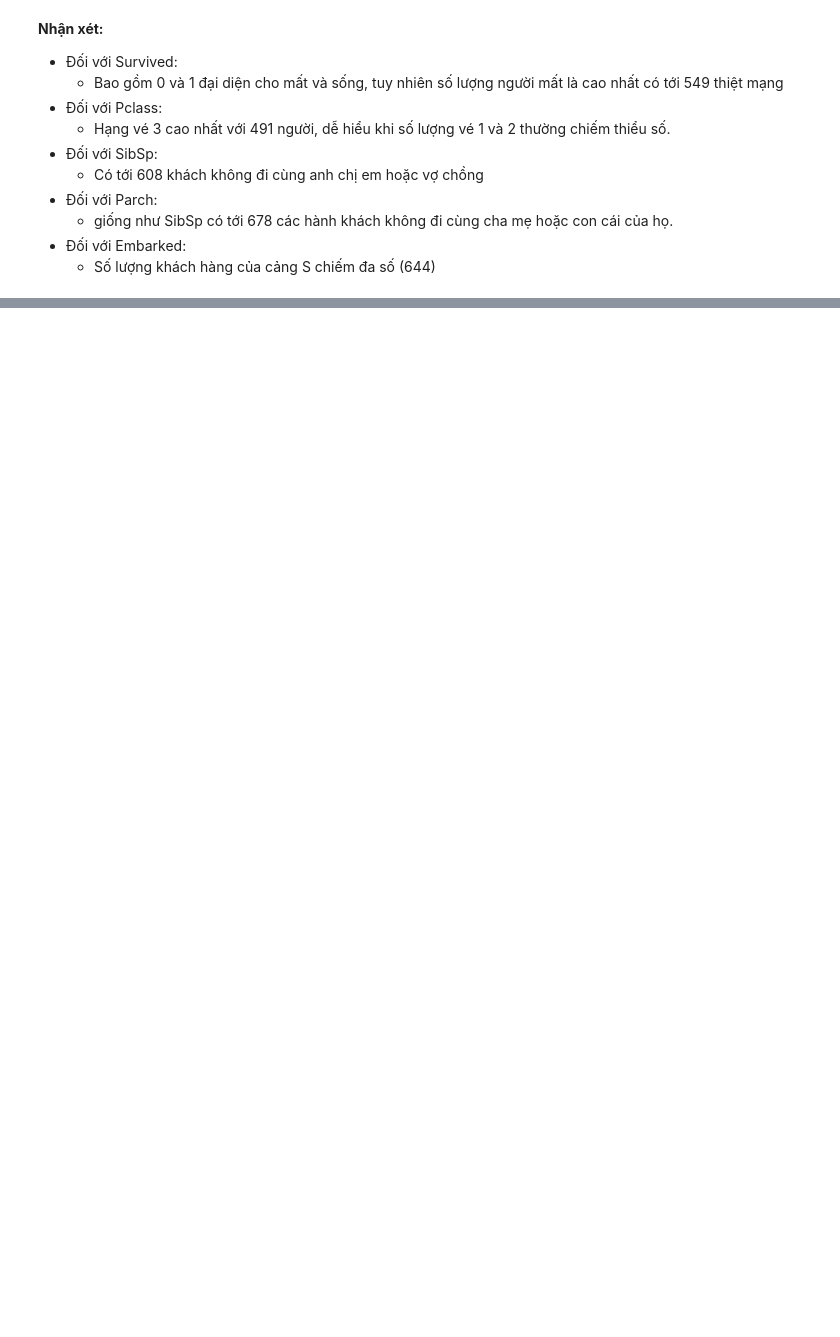
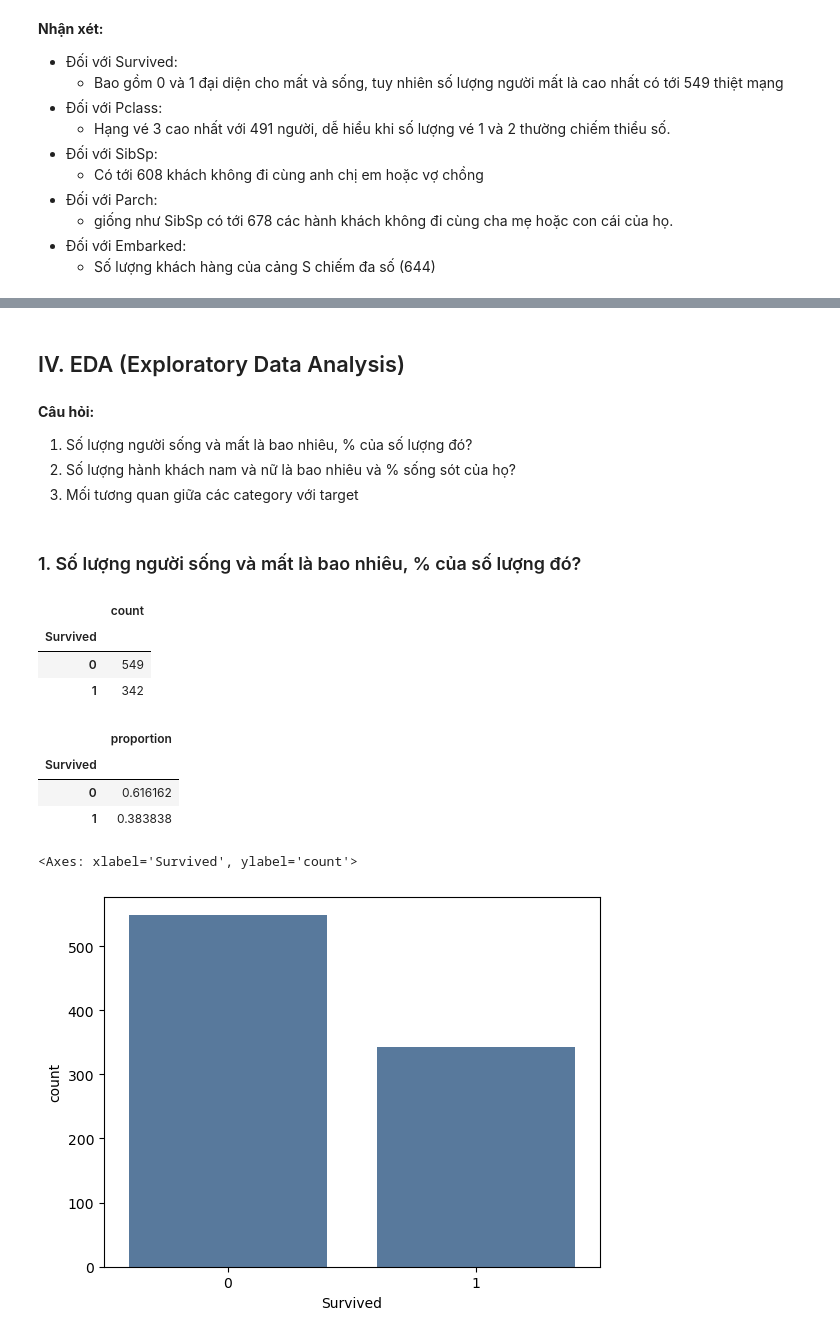
Before and after one commit to aquattda/ML_04, a Jupyter notebook: titanic.ipynb, the cells around one changed output, grey strips where cells are left out. Drawn from its saved outputs; the diff is of its cells as text; code cells hidden in the pictures; blank space fills up the shorter version.

Commit message:
titanic 60%

```diff
--- a/titanic.ipynb
+++ b/titanic.ipynb
@@ -314,0 +338,25 @@ memory usage: 54.2+ KB
+# %% [markdown]
+## IV. EDA (Exploratory Data Analysis)
+# %% [markdown]
+**Câu hỏi:**
+1. Số lượng người sống và mất là bao nhiêu, % của số lượng đó?
+2. Số lượng hành khách nam và nữ là bao nhiêu và % sống sót của họ?
+3. Mối tương quan giữa các category với target
+# %% [markdown]
+### 1. Số lượng người sống và mất là bao nhiêu, % của số lượng đó?
+# %%
+display(titanic_train["Survived"].value_counts().to_frame()) # value_counts đếm các giá trị khác nhau / to_frame để convert DF cho dễ nhìn
+display(titanic_train["Survived"].value_counts(normalize= True).to_frame()) # normalize để tính %, default normalize = False
+sns.countplot(data=titanic_train, x="Survived", color="#4C78A8") #basic
+#sns.countplot(data=titanic_train, x="Survived", order=["0", "1"], palette={"0": "#E45756", "1": "#72B7B2"}) #order là giá trị trong cột và palette là distionary để chuyển màua
+# %% [output]
+|  | count |
+| Survived |  |
+| 0 | 549 |
+| 1 | 342 |
+|  | proportion |
+| Survived |  |
+| 0 | 0.616162 |
+| 1 | 0.383838 |
+<Axes: xlabel='Survived', ylabel='count'>
+[figure, added]
```
Also changed, not shown: parts of 17 cells of this notebook.
